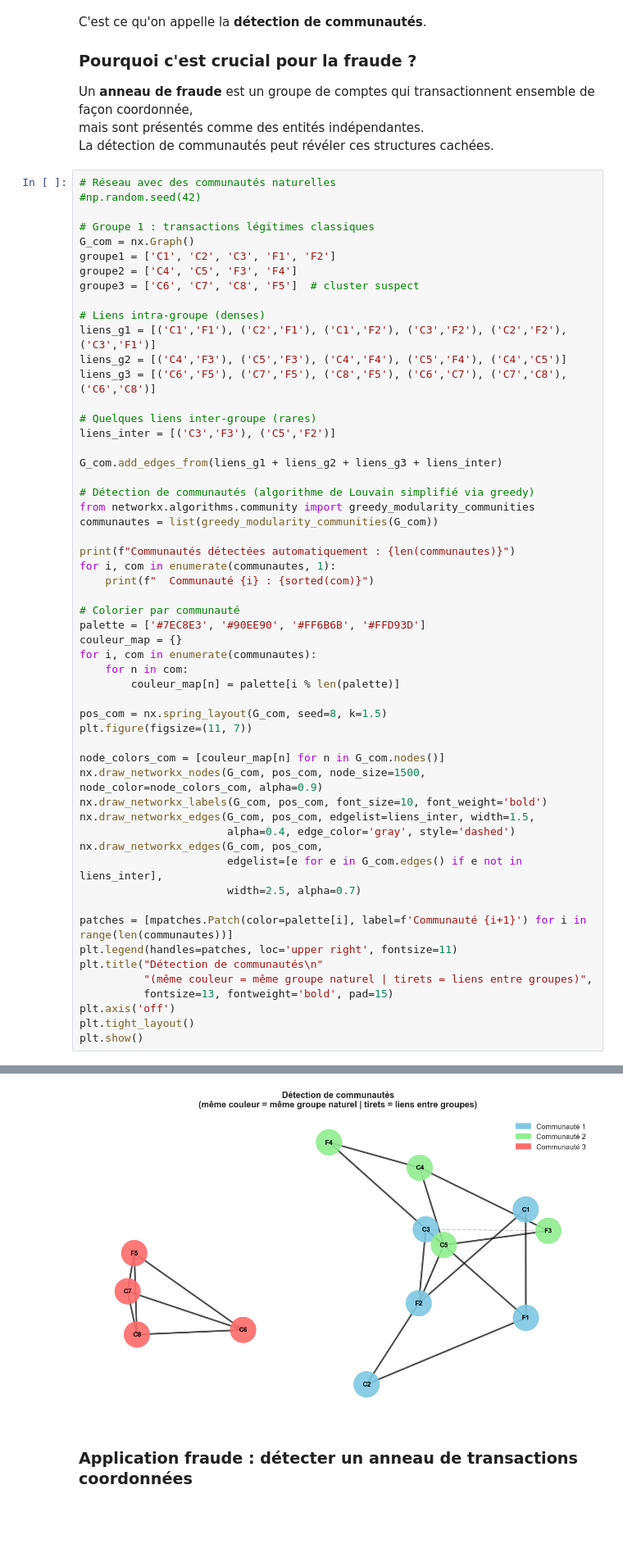
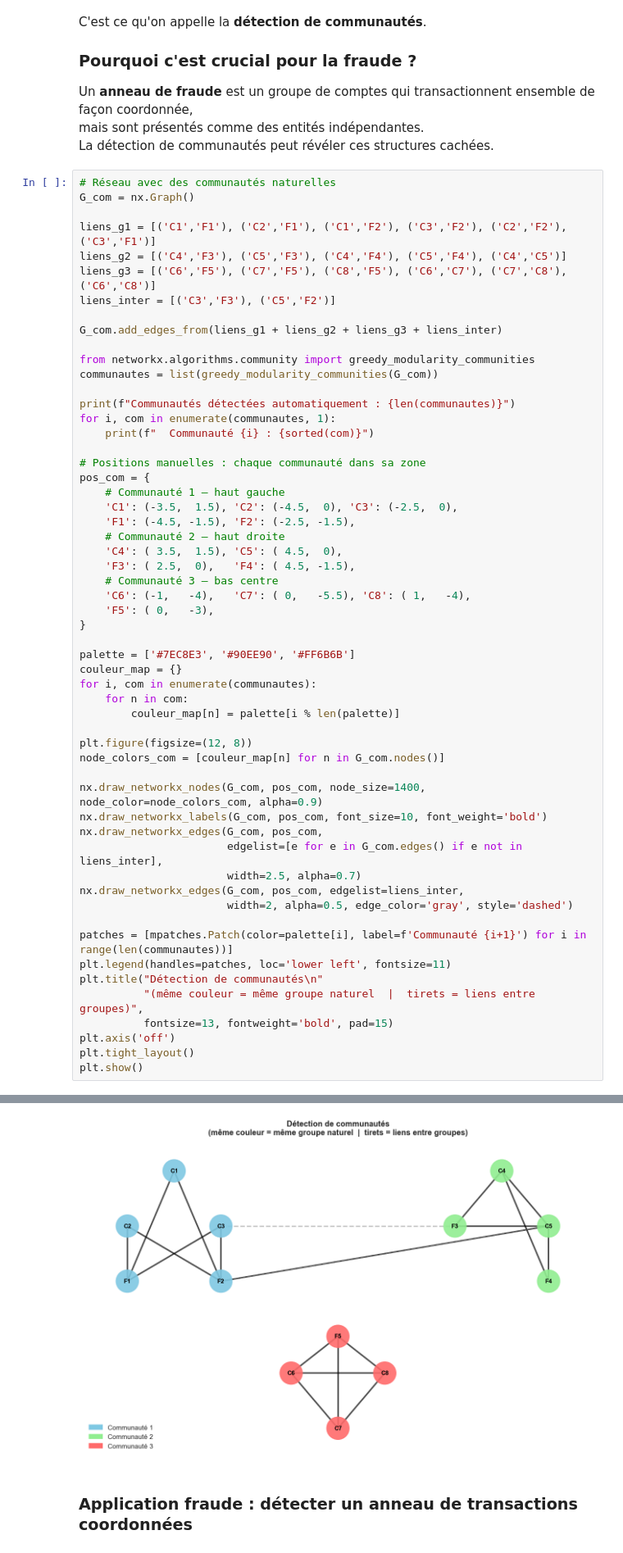
Before and after one commit to levmanuel/Graph, a Jupyter notebook: introduction_graphes.ipynb, the cells around one changed output, grey strips where cells are left out. Shown at 82% size. Cells and saved outputs as stored; diff of their text form; blank space fills up the shorter version.

```diff
--- a/introduction_graphes.ipynb
+++ b/introduction_graphes.ipynb
@@ -502,65 +554,66 @@ mais sont présentés comme des entités indépendantes.
 La détection de communautés peut révéler ces structures cachées.
 # %%
 # Réseau avec des communautés naturelles
-#np.random.seed(42)
+G_com = nx.Graph()
 
-# Groupe 1 : transactions légitimes classiques
-G_com = nx.Graph()
-groupe1 = ['C1', 'C2', 'C3', 'F1', 'F2']
-groupe2 = ['C4', 'C5', 'F3', 'F4']
-groupe3 = ['C6', 'C7', 'C8', 'F5']  # cluster suspect
-
-# Liens intra-groupe (denses)
 liens_g1 = [('C1','F1'), ('C2','F1'), ('C1','F2'), ('C3','F2'), ('C2','F2'), ('C3','F1')]
 liens_g2 = [('C4','F3'), ('C5','F3'), ('C4','F4'), ('C5','F4'), ('C4','C5')]
 liens_g3 = [('C6','F5'), ('C7','F5'), ('C8','F5'), ('C6','C7'), ('C7','C8'), ('C6','C8')]
-
-# Quelques liens inter-groupe (rares)
 liens_inter = [('C3','F3'), ('C5','F2')]
 
 G_com.add_edges_from(liens_g1 + liens_g2 + liens_g3 + liens_inter)
 
-# Détection de communautés (algorithme de Louvain simplifié via greedy)
 from networkx.algorithms.community import greedy_modularity_communities
 communautes = list(greedy_modularity_communities(G_com))
 
 print(f"Communautés détectées automatiquement : {len(communautes)}")
 for i, com in enumerate(communautes, 1):
     print(f"  Communauté {i} : {sorted(com)}")
 
-# Colorier par communauté
-palette = ['#7EC8E3', '#90EE90', '#FF6B6B', '#FFD93D']
+# Positions manuelles : chaque communauté dans sa zone
+pos_com = {
+    # Communauté 1 — haut gauche
+    'C1': (-3.5,  1.5), 'C2': (-4.5,  0), 'C3': (-2.5,  0),
+    'F1': (-4.5, -1.5), 'F2': (-2.5, -1.5),
+    # Communauté 2 — haut droite
+    'C4': ( 3.5,  1.5), 'C5': ( 4.5,  0),
+    'F3': ( 2.5,  0),   'F4': ( 4.5, -1.5),
+    # Communauté 3 — bas centre
+    'C6': (-1,   -4),   'C7': ( 0,   -5.5), 'C8': ( 1,   -4),
+    'F5': ( 0,   -3),
+}
+
+palette = ['#7EC8E3', '#90EE90', '#FF6B6B']
 couleur_map = {}
 for i, com in enumerate(communautes):
     for n in com:
         couleur_map[n] = palette[i % len(palette)]
 
-pos_com = nx.spring_layout(G_com, seed=8, k=1.5)
-plt.figure(figsize=(11, 7))
+plt.figure(figsize=(12, 8))
+node_colors_com = [couleur_map[n] for n in G_com.nodes()]
 
-node_colors_com = [couleur_map[n] for n in G_com.nodes()]
-nx.draw_networkx_nodes(G_com, pos_com, node_size=1500, node_color=node_colors_com, alpha=0.9)
+nx.draw_networkx_nodes(G_com, pos_com, node_size=1400, node_color=node_colors_com, alpha=0.9)
 nx.draw_networkx_labels(G_com, pos_com, font_size=10, font_weight='bold')
-nx.draw_networkx_edges(G_com, pos_com, edgelist=liens_inter, width=1.5,
-                       alpha=0.4, edge_color='gray', style='dashed')
 nx.draw_networkx_edges(G_com, pos_com,
                        edgelist=[e for e in G_com.edges() if e not in liens_inter],
                        width=2.5, alpha=0.7)
+nx.draw_networkx_edges(G_com, pos_com, edgelist=liens_inter,
+                       width=2, alpha=0.5, edge_color='gray', style='dashed')
 
 patches = [mpatches.Patch(color=palette[i], label=f'Communauté {i+1}') for i in range(len(communautes))]
-plt.legend(handles=patches, loc='upper right', fontsize=11)
+plt.legend(handles=patches, loc='lower left', fontsize=11)
 plt.title("Détection de communautés\n"
-          "(même couleur = même groupe naturel | tirets = liens entre groupes)",
+          "(même couleur = même groupe naturel  |  tirets = liens entre groupes)",
           fontsize=13, fontweight='bold', pad=15)
 plt.axis('off')
 plt.tight_layout()
 plt.show()
 # %% [output]
 Communautés détectées automatiquement : 3
   Communauté 1 : ['C1', 'C2', 'C3', 'F1', 'F2']
   Communauté 2 : ['C4', 'C5', 'F3', 'F4']
   Communauté 3 : ['C6', 'C7', 'C8', 'F5']
-[figure, old version]
+[figure, new version]
 # %% [markdown]
 ### Application fraude : détecter un anneau de transactions coordonnées
 # %%
```
Also changed, not shown: parts of 20 cells of this notebook, 3 other files.
